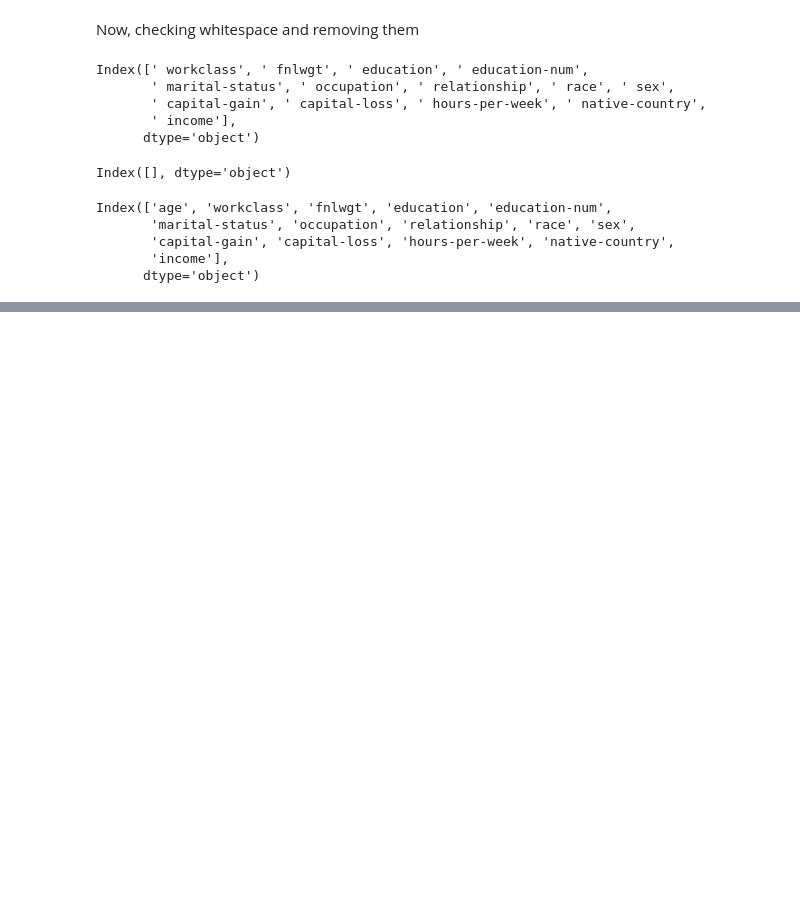
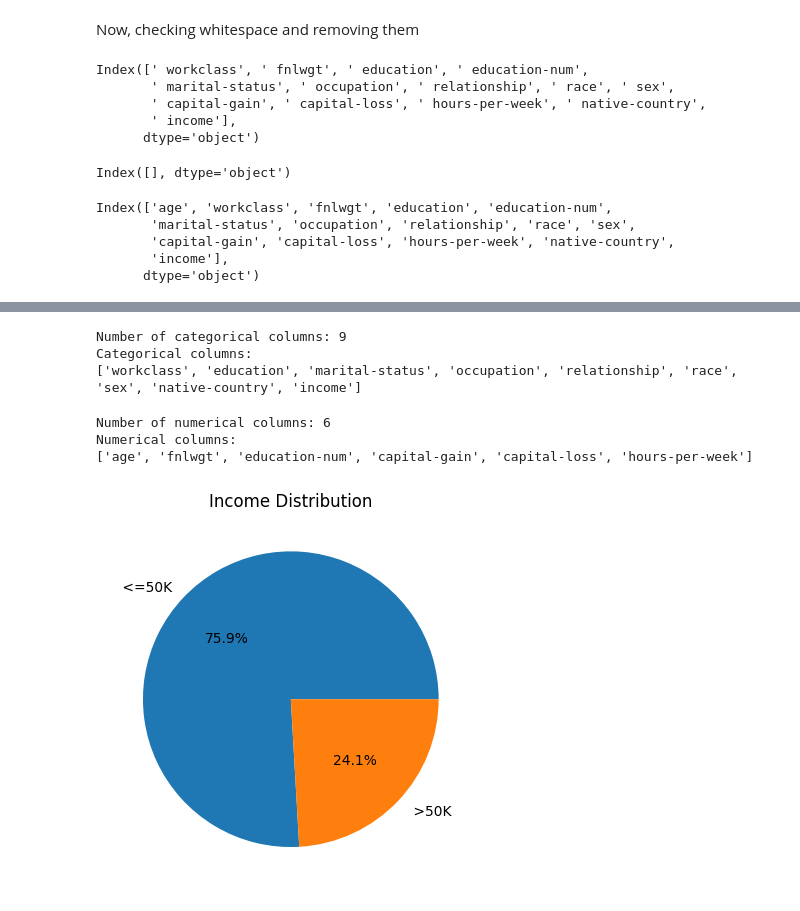
Before and after one commit to mimi428/Income-classification, a Jupyter notebook: income.ipynb, the cells around one changed output, grey strips where cells are left out. Saved outputs shown, nothing was run; the diff lists cells and outputs as text; code cells hidden in the pictures; blank space fills up the shorter version.

```diff
--- a/income.ipynb
+++ b/income.ipynb
@@ -169,0 +177,25 @@ value_counts.plot.bar(
+# %%
+cat_cols = list(data.select_dtypes(include=['object']).columns)
+print(f"Number of categorical columns: {len(cat_cols)}")
+print(f"Categorical columns:\n{cat_cols}")
+# %% [output]
+Number of categorical columns: 9
+Categorical columns:
+['workclass', 'education', 'marital-status', 'occupation', 'relationship', 'race', 'sex', 'native-country', 'income']
+# %%
+num_cols = [x for x in data.select_dtypes(include=["number"]).columns
+            if x not in cat_cols
+            if x not in [" income"]]
+print(f"Number of numerical columns: {len(num_cols)}")
+print(f"Numerical columns:\n{num_cols}")
+# %% [output]
+Number of numerical columns: 6
+Numerical columns:
+['age', 'fnlwgt', 'education-num', 'capital-gain', 'capital-loss', 'hours-per-week']
+# %%
+income_counts = data['income'].value_counts()
+plt.pie(income_counts, labels=income_counts.index, autopct='%1.1f%%')
+plt.title('Income Distribution')
+plt.show()
+# %% [output]
+[figure, added]
```
Also changed, not shown: parts of 3 cells of this notebook, 1 other file.
